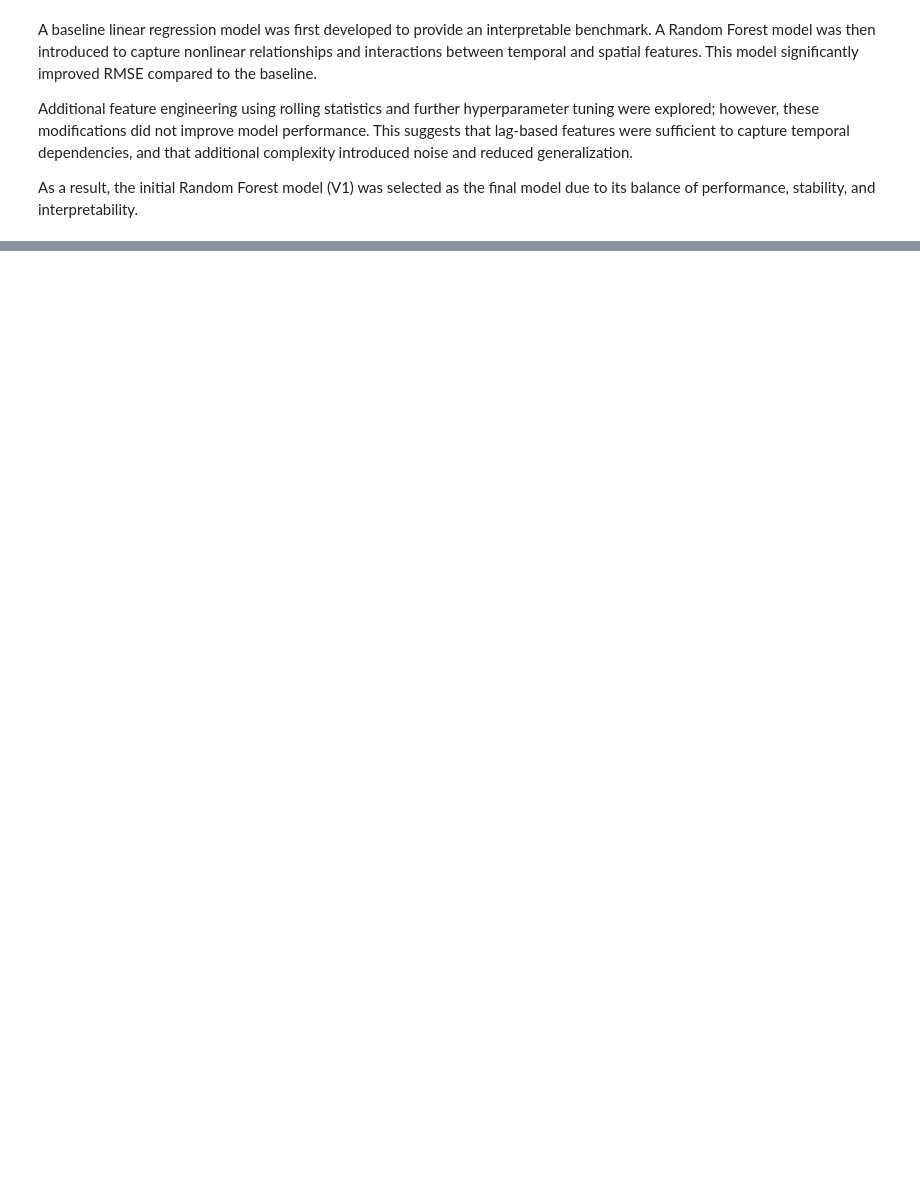
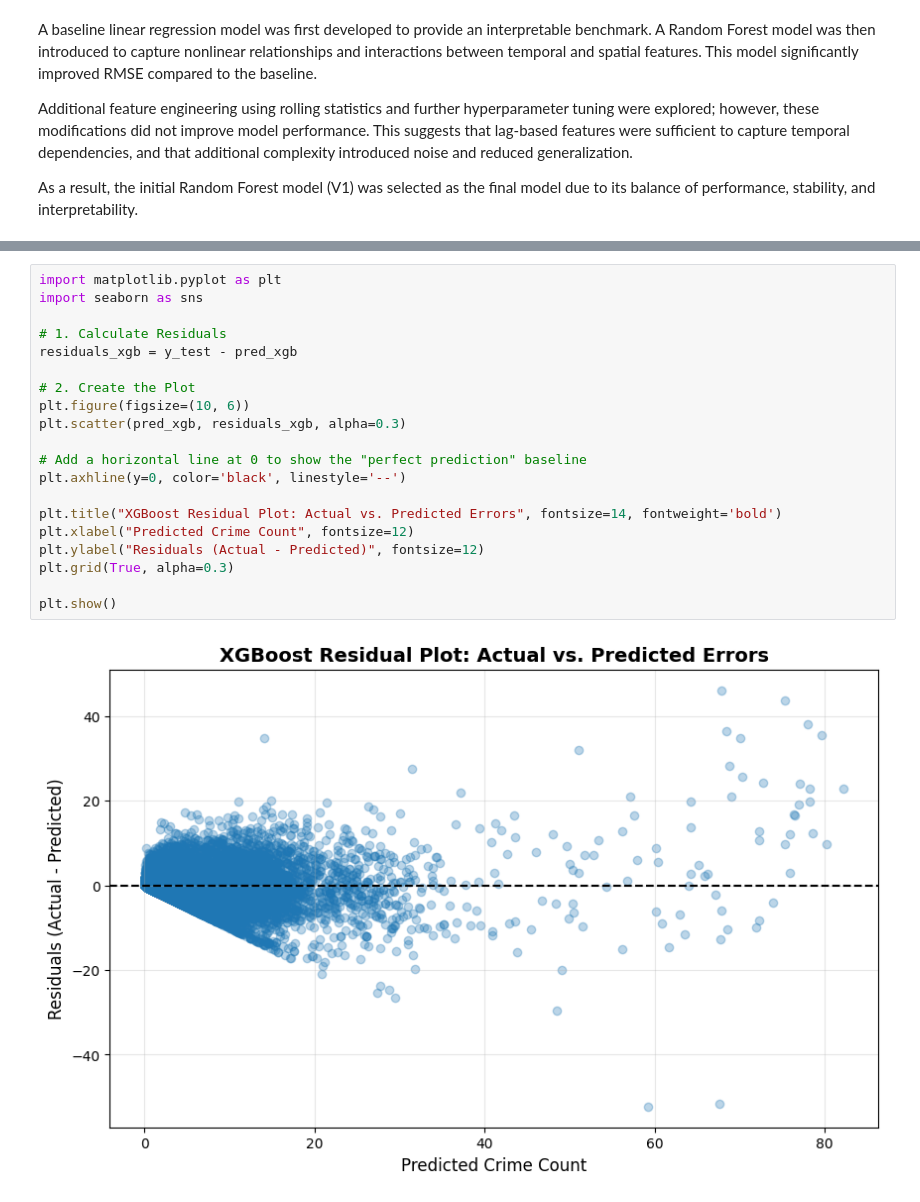
Before and after one commit to SU-IST707-SP26/group-project-treeo, a Jupyter notebook: checkpoint/models/random_forest (1).ipynb, the cells around one changed output, grey strips where cells are left out. Drawn from its saved outputs; the diff is of its cells as text; blank space fills up the shorter version.

Commit message:
XGBoost first run of model

```diff
--- a/checkpoint/models/random_forest (1).ipynb
+++ b/checkpoint/models/random_forest (1).ipynb
@@ -348,0 +408,22 @@ As a result, the initial Random Forest model (V1) was selected as the final mode
+# %%
+import matplotlib.pyplot as plt
+import seaborn as sns
+
+# 1. Calculate Residuals
+residuals_xgb = y_test - pred_xgb
+
+# 2. Create the Plot
+plt.figure(figsize=(10, 6))
+plt.scatter(pred_xgb, residuals_xgb, alpha=0.3)
+
+# Add a horizontal line at 0 to show the "perfect prediction" baseline
+plt.axhline(y=0, color='black', linestyle='--')
+
+plt.title("XGBoost Residual Plot: Actual vs. Predicted Errors", fontsize=14, fontweight='bold')
+plt.xlabel("Predicted Crime Count", fontsize=12)
+plt.ylabel("Residuals (Actual - Predicted)", fontsize=12)
+plt.grid(True, alpha=0.3)
+
+plt.show()
+# %% [output]
+[figure, added]
```
Also changed, not shown: parts of 15 cells of this notebook.
